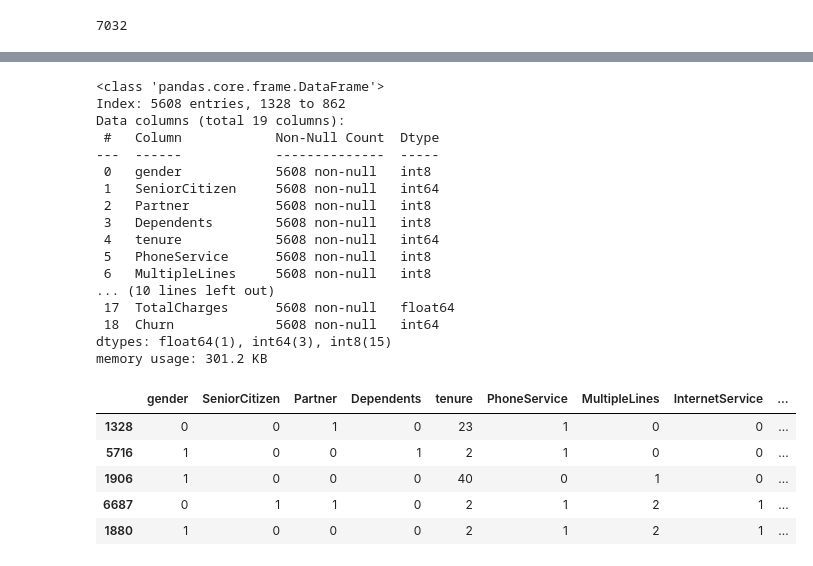
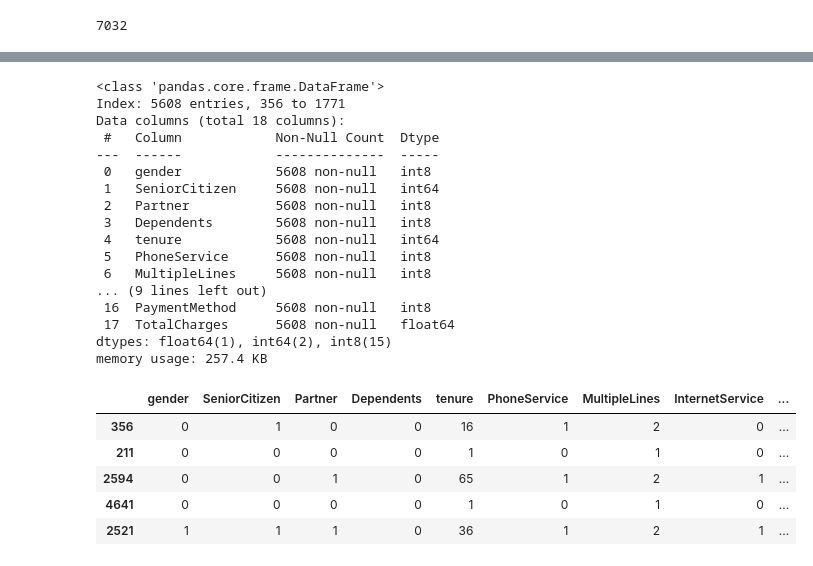
Before and after one commit to DCM2002/Telecom-Customer-Churn, a Jupyter notebook: Telecom_Customer_Churn.ipynb, the cells around one changed output, grey strips where cells are left out. Drawn from its saved outputs; the diff is of its cells as text; code cells hidden in the pictures.

Commit message:
Standardization of all data

```diff
--- a/Telecom_Customer_Churn.ipynb
+++ b/Telecom_Customer_Churn.ipynb
@@ -242,0 +231,28 @@ Train data set has 5608 records and testing data set has 1402 records
+# %%
+from sklearn.model_selection import train_test_split
+from sklearn.preprocessing import StandardScaler
+
+# Define the features (X) and the target variable (y)
+X = df.drop('Churn', axis=1)  # Features
+y = df['Churn']  # Target variable
+
+# Split the data into training and testing sets
+X_train, X_test, y_train, y_test = train_test_split(X, y, test_size=0.2, random_state=42, stratify=y)
+
+# Initialize the StandardScaler
+scaler = StandardScaler()
+
+# Fit the scaler on the training data and transform both training and testing data
+X_train_scaled = scaler.fit_transform(X_train)
+X_test_scaled = scaler.transform(X_test)
+
+# Convert the scaled arrays back to DataFrames for easier handling (optional)
+X_train_scaled = pd.DataFrame(X_train_scaled, columns=X_train.columns)
+X_test_scaled = pd.DataFrame(X_test_scaled, columns=X_test.columns)
+
+# Print the first few rows of the scaled training and testing sets to verify
+print("Scaled Training Data:")
+print(X_train_scaled.head())
+
+print("\nScaled Testing Data:")
+print(X_test_scaled.head())
@@ -243,31 +277,31 @@ Train data set has 5608 records and testing data set has 1402 records
 # %%
-train.info()
-train.isnull().sum()
-train.head()
+X_train.info()
+X_train.isnull().sum()
+X_train.head()
 # %% [output]
 <class 'pandas.core.frame.DataFrame'>
-Index: 5608 entries, 1328 to 862
-Data columns (total 19 columns):
+Index: 5608 entries, 356 to 1771
+Data columns (total 18 columns):
  #   Column            Non-Null Count  Dtype
 ---  ------            --------------  -----
  0   gender            5608 non-null   int8
  1   SeniorCitizen     5608 non-null   int64
  2   Partner           5608 non-null   int8
  3   Dependents        5608 non-null   int8
  4   tenure            5608 non-null   int64
  5   PhoneService      5608 non-null   int8
  6   MultipleLines     5608 non-null   int8
-... (10 lines left out)
+... (9 lines left out)
+ 16  PaymentMethod     5608 non-null   int8
  17  TotalCharges      5608 non-null   float64
- 18  Churn             5608 non-null   int64
-dtypes: float64(1), int64(3), int8(15)
-memory usage: 301.2 KB
+dtypes: float64(1), int64(2), int8(15)
+memory usage: 257.4 KB
 |  | gender | SeniorCitizen | Partner | Dependents | tenure | PhoneService | MultipleLines | InternetService | ... |
-| 1328 | 0 | 0 | 1 | 0 | 23 | 1 | 0 | 0 | ... |
-| 5716 | 1 | 0 | 0 | 1 | 2 | 1 | 0 | 0 | ... |
-| 1906 | 1 | 0 | 0 | 0 | 40 | 0 | 1 | 0 | ... |
-| 6687 | 0 | 1 | 1 | 0 | 2 | 1 | 2 | 1 | ... |
-| 1880 | 1 | 0 | 0 | 0 | 2 | 1 | 2 | 1 | ... |
+| 356 | 0 | 1 | 0 | 0 | 16 | 1 | 2 | 0 | ... |
+| 211 | 0 | 0 | 0 | 0 | 1 | 0 | 1 | 0 | ... |
+| 2594 | 0 | 0 | 1 | 0 | 65 | 1 | 2 | 1 | ... |
+| 4641 | 0 | 0 | 0 | 0 | 1 | 0 | 1 | 0 | ... |
+| 2521 | 1 | 1 | 1 | 0 | 36 | 1 | 2 | 1 | ... |
 # %%
 test.info()
 test.isnull().sum()
```
Also changed, not shown: parts of 4 cells of this notebook.
